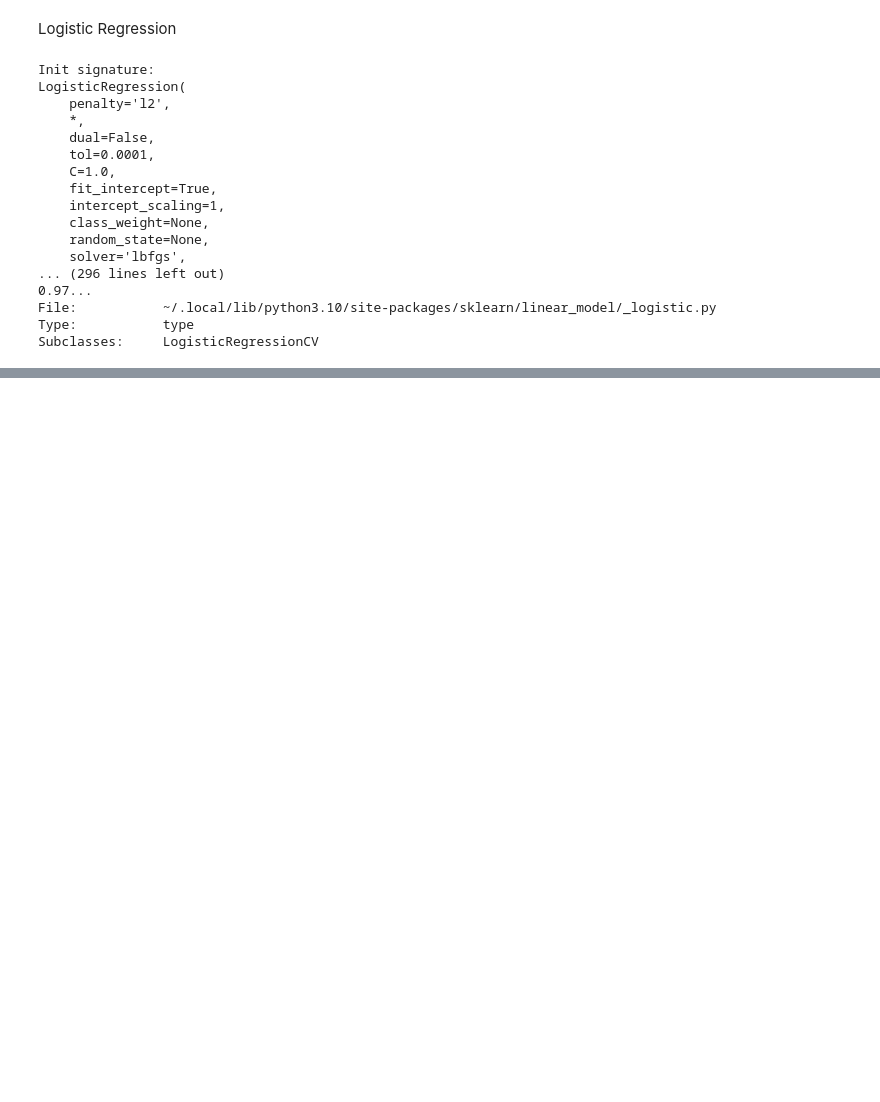
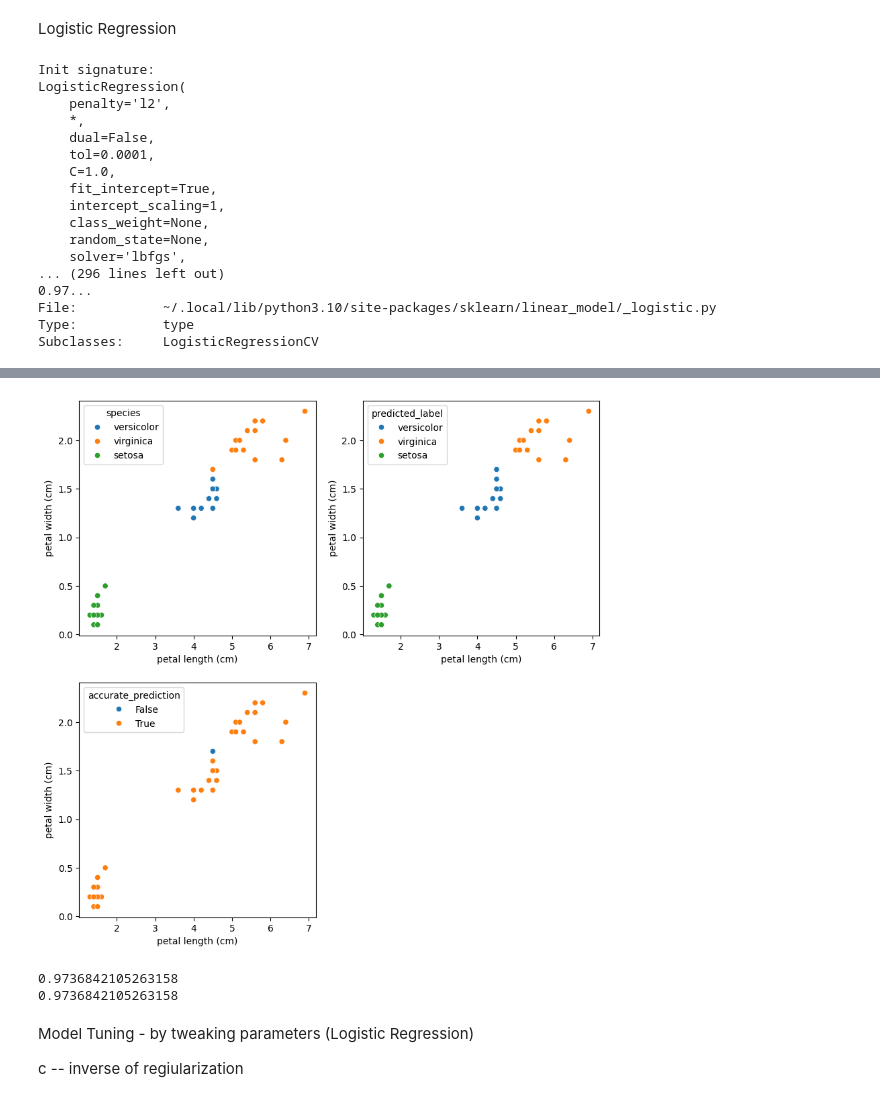
Before and after one commit to adhiraima/machine_learning, a Jupyter notebook: iris.ipynb, the cells around one changed output, grey strips where cells are left out. Saved outputs shown, nothing was run; the diff lists cells and outputs as text; code cells hidden in the pictures; blank space fills up the shorter version.

```diff
--- a/iris.ipynb
+++ b/iris.ipynb
@@ -290,0 +413,33 @@ y_test = df_test["target"].values
+# %%
+x_feature = 'petal length (cm)'
+y_feature = 'petal width (cm)'
+
+fig, axs = plt.subplots(2, 2, figsize=(10, 10))
+axs = axs.flatten()
+
+sns.scatterplot(x=x_feature, y=y_feature, hue='species', data=df_predictions, ax=axs[0])
+sns.scatterplot(x=x_feature, y=y_feature, hue='predicted_label', data=df_predictions, ax=axs[1])
+sns.scatterplot(x=x_feature, y=y_feature, hue='accurate_prediction', data=df_predictions, ax=axs[2])
+axs[3].set_visible(False)
+plt.show()
+# %% [output]
+[figure, added]
+# %%
+from sklearn.ensemble import RandomForestClassifier
+rf_model = RandomForestClassifier()
+
+rf_model.fit(X_train, y_train)
+
+
+y_predict_rf = rf_model.predict(X_test)
+
+print(np.mean([y_predict_rf == y_test]))
+
+print(rf_model.score(X_test, y_test))
+# %% [output]
+0.9736842105263158
+0.9736842105263158
+# %% [markdown]
+Model Tuning - by tweaking parameters (Logistic Regression)
+
+c -- inverse of regiularization
```
Also changed, not shown: parts of 24 cells of this notebook.
